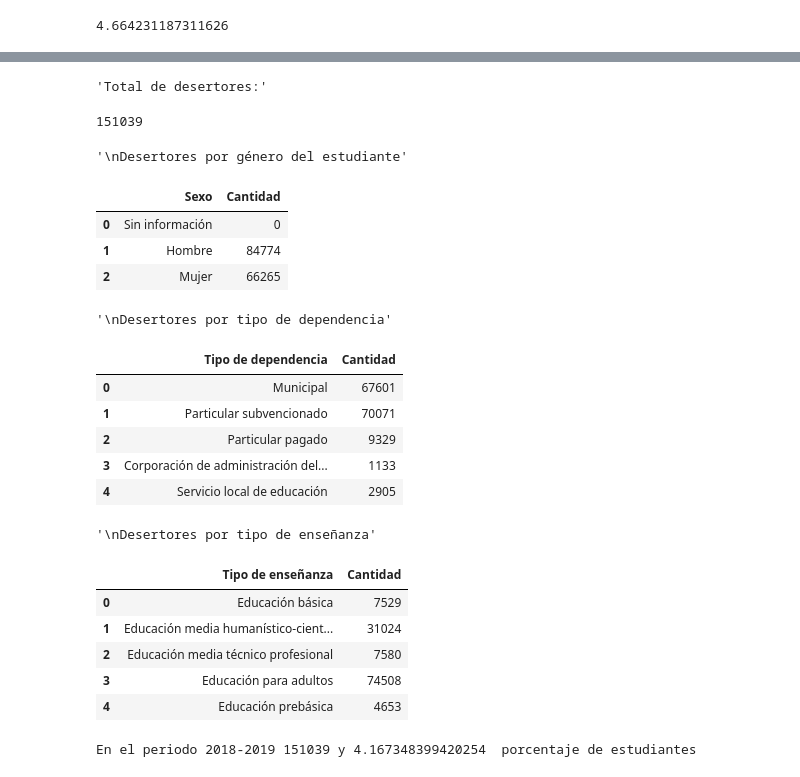
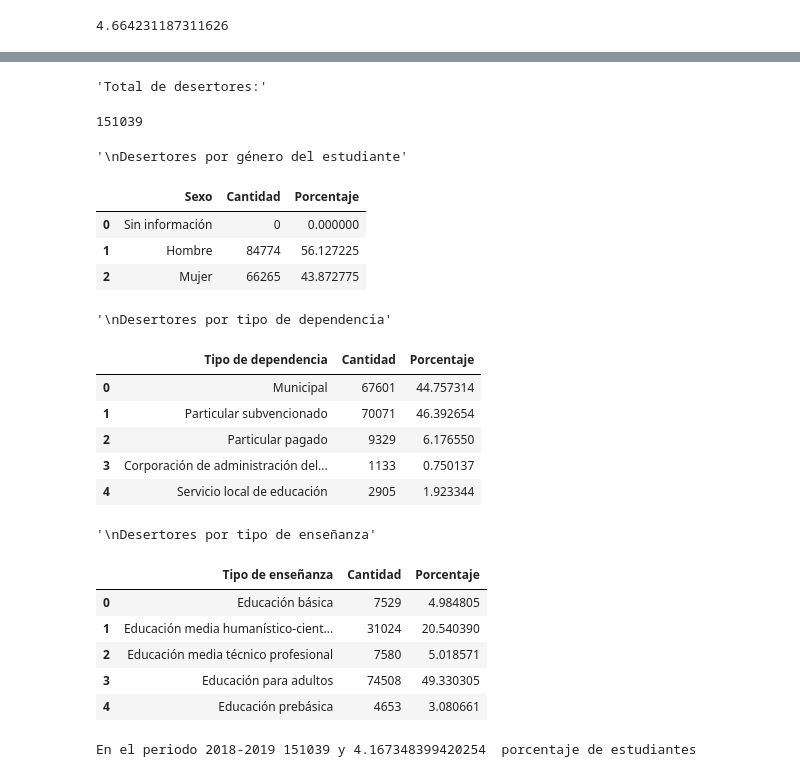
Before and after one commit to davidlealo/diplomadodatascienceuc2023, a Jupyter notebook: 02_entrega/entrega2.ipynb, the cells around one changed output, grey strips where cells are left out. Saved outputs shown, nothing was run; the diff lists cells and outputs as text; code cells hidden in the pictures.

Commit message:
DataFrame con porcentajes

```diff
--- a/02_entrega/entrega2.ipynb
+++ b/02_entrega/entrega2.ipynb
@@ -712,50 +712,56 @@ df_tipo_ensenanza_dependencia = pd.DataFrame()
 
 # Llenar dataframes
 df_genero['Sexo'] = ['Sin información', 'Hombre', 'Mujer']
 df_genero['Cantidad'] = [((desertores_2018_2019['GEN_ALU'] == 0).sum()),
                           ((desertores_2018_2019['GEN_ALU'] == 1).sum()),
                           ((desertores_2018_2019['GEN_ALU'] == 2).sum())]
+df_genero['Porcentaje'] = [((desertores_2018_2019['GEN_ALU'] == 0).sum()) / len(desertores_2018_2019) * 100,
+                            ((desertores_2018_2019['GEN_ALU'] == 1).sum()) / len(desertores_2018_2019) * 100,
+                            ((desertores_2018_2019['GEN_ALU'] == 2).sum()) / len(desertores_2018_2019) * 100]
 
 df_tipo_dependencia['Tipo de dependencia'] = ['Municipal', 'Particular subvencionado', 'Particular pagado', 'Corporación de administración delegada', 'Servicio local de educación']
 df_tipo_dependencia['Cantidad'] = [((desertores_2018_2019['COD_DEPE2'] == i).sum()) for i in range(1, 6)]
+df_tipo_dependencia['Porcentaje'] = [((desertores_2018_2019['COD_DEPE2'] == i).sum()) / len(desertores_2018_2019) * 100 for i in range(1, 6)]
 
 df_tipo_ensenanza['Tipo de enseñanza'] = ['Educación básica', 'Educación media humanístico-científica', 'Educación media técnico profesional', 'Educación para adultos', 'Educación prebásica']
 df_tipo_ensenanza['Cantidad'] = [((desertores_2018_2019['COD_ENSE2'] == i).sum()) for i in [1, 2, 3, 6, 8]]
+df_tipo_ensenanza['Porcentaje'] = [((desertores_2018_2019['COD_ENSE2'] == i).sum()) / len(desertores_2018_2019) * 100 for i in [1, 2, 3, 6, 8]]
+
 
 # ... Repite el procedimiento para los otros dataframes ...
 
 # Imprimir dataframes
 display("Total de desertores:", len(desertores_2018_2019))
 display("\nDesertores por género del estudiante")
 display(df_genero)
 display("\nDesertores por tipo de dependencia")
 display(df_tipo_dependencia)
 display("\nDesertores por tipo de enseñanza")
 display(df_tipo_ensenanza)
 
 # ... Repite el procedimiento para los otros dataframes ...
 # %% [output]
 'Total de desertores:'
 151039
 '\nDesertores por género del estudiante'
-|  | Sexo | Cantidad |
-| 0 | Sin información | 0 |
-| 1 | Hombre | 84774 |
-| 2 | Mujer | 66265 |
+|  | Sexo | Cantidad | Porcentaje |
+| 0 | Sin información | 0 | 0.000000 |
+| 1 | Hombre | 84774 | 56.127225 |
+| 2 | Mujer | 66265 | 43.872775 |
 '\nDesertores por tipo de dependencia'
-|  | Tipo de dependencia | Cantidad |
-| 0 | Municipal | 67601 |
-| 1 | Particular subvencionado | 70071 |
-| 2 | Particular pagado | 9329 |
-| 3 | Corporación de administración del... | 1133 |
-| 4 | Servicio local de educación | 2905 |
+|  | Tipo de dependencia | Cantidad | Porcentaje |
+| 0 | Municipal | 67601 | 44.757314 |
+| 1 | Particular subvencionado | 70071 | 46.392654 |
+| 2 | Particular pagado | 9329 | 6.176550 |
+| 3 | Corporación de administración del... | 1133 | 0.750137 |
+| 4 | Servicio local de educación | 2905 | 1.923344 |
 '\nDesertores por tipo de enseñanza'
-|  | Tipo de enseñanza | Cantidad |
-| 0 | Educación básica | 7529 |
-| 1 | Educación media humanístico-cient... | 31024 |
-| 2 | Educación media técnico profesional | 7580 |
-| 3 | Educación para adultos | 74508 |
-| 4 | Educación prebásica | 4653 |
+|  | Tipo de enseñanza | Cantidad | Porcentaje |
+| 0 | Educación básica | 7529 | 4.984805 |
+| 1 | Educación media humanístico-cient... | 31024 | 20.540390 |
+| 2 | Educación media técnico profesional | 7580 | 5.018571 |
+| 3 | Educación para adultos | 74508 | 49.330305 |
+| 4 | Educación prebásica | 4653 | 3.080661 |
 # %%
 # Comparación 2018-2019
 
```
